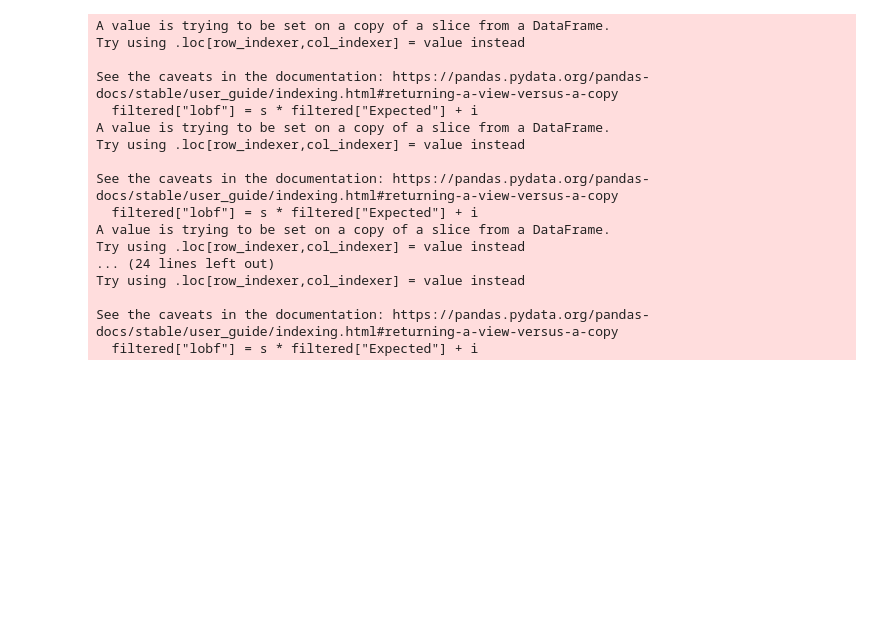
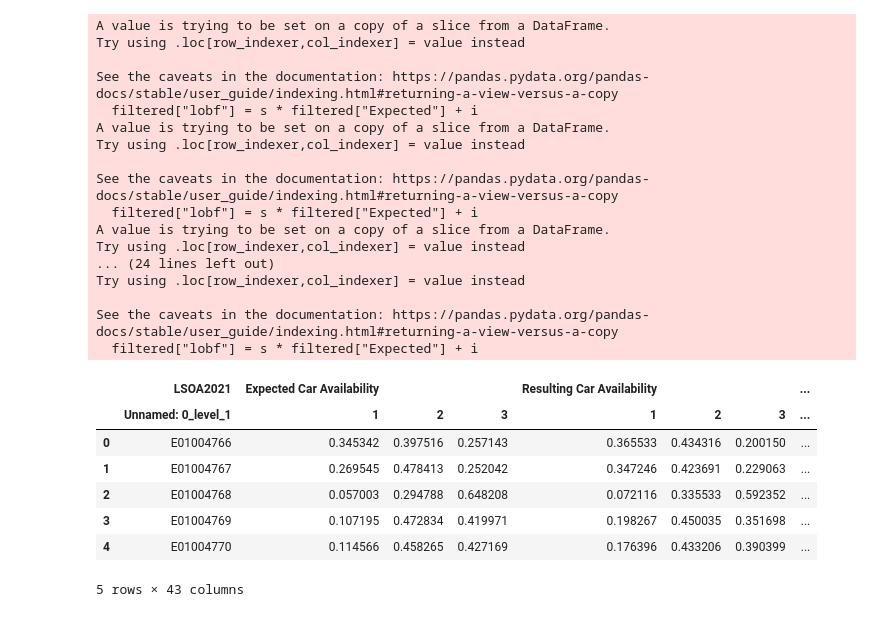
Before and after one commit to Transport-for-the-North/Land-Use, a Jupyter notebook: supporting_processes/reporting/NorCOM Reporting Graphs.ipynb, the cells around one changed output. Saved outputs shown, nothing was run; the diff lists cells and outputs as text; code cells hidden in the pictures; blank space fills up the shorter version.

```diff
--- a/supporting_processes/reporting/NorCOM Reporting Graphs.ipynb
+++ b/supporting_processes/reporting/NorCOM Reporting Graphs.ipynb
@@ -164,3 +167,15 @@ Try using .loc[row_indexer,col_indexer] = value instead
 
 See the caveats in the documentation: https://pandas.pydata.org/pandas-docs/stable/user_guide/indexing.html#returning-a-view-versus-a-copy
   filtered["lobf"] = s * filtered["Expected"] + i
+# %%
+share_data = pd.read_excel(input_file, sheet_name="NORTHERN SHARES", header=[0, 1])
+share_data.head()
+# %% [output]
+|  | LSOA2021 | Expected Car Availability |  |  | Resulting Car Availability |  |  | ... |
+|  | Unnamed: 0_level_1 | 1 | 2 | 3 | 1 | 2 | 3 | ... |
+| 0 | E01004766 | 0.345342 | 0.397516 | 0.257143 | 0.365533 | 0.434316 | 0.200150 | ... |
+| 1 | E01004767 | 0.269545 | 0.478413 | 0.252042 | 0.347246 | 0.423691 | 0.229063 | ... |
+| 2 | E01004768 | 0.057003 | 0.294788 | 0.648208 | 0.072116 | 0.335533 | 0.592352 | ... |
+| 3 | E01004769 | 0.107195 | 0.472834 | 0.419971 | 0.198267 | 0.450035 | 0.351698 | ... |
+| 4 | E01004770 | 0.114566 | 0.458265 | 0.427169 | 0.176396 | 0.433206 | 0.390399 | ... |
+5 rows × 43 columns
```
Also changed, not shown: parts of 8 cells of this notebook.
